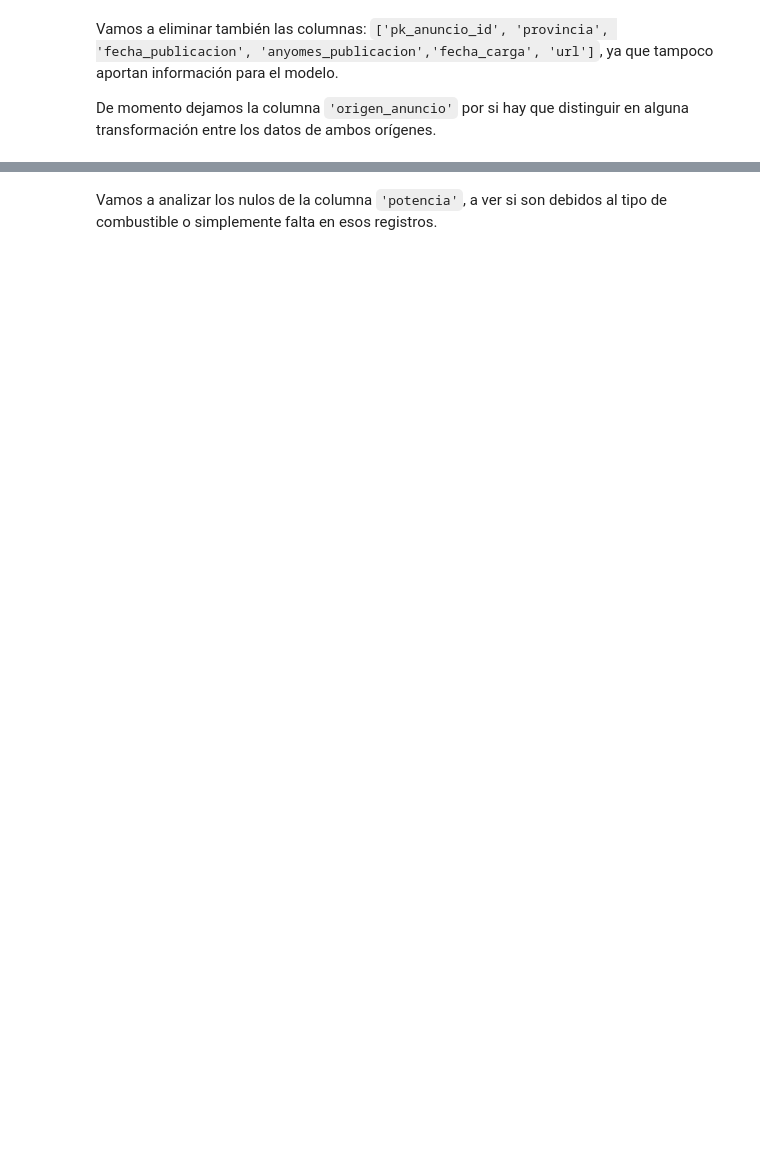
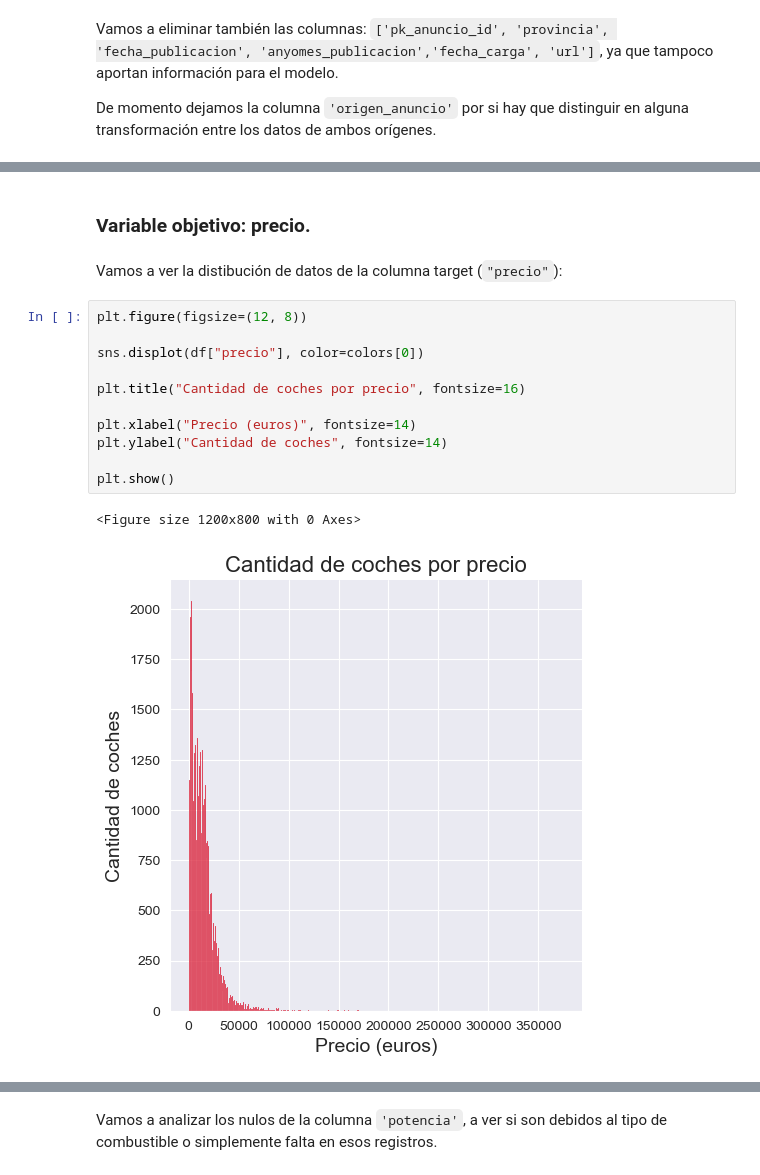
Before and after one commit to pintuchi2/tfm_car_price, a Jupyter notebook: notebooks/ml_car_price_prediction.ipynb, the cells around one changed output, grey strips where cells are left out. Drawn from its saved outputs; the diff is of its cells as text; blank space fills up the shorter version.

````diff
--- a/notebooks/ml_car_price_prediction.ipynb
+++ b/notebooks/ml_car_price_prediction.ipynb
@@ -144,2 +145,20 @@ Data columns (total 11 columns):
 dtypes: float64(4), int64(1), object(6)
 memory usage: 3.1+ MB
+# %% [markdown]
+### Variable objetivo: precio.
+# %% [markdown]
+Vamos a ver la distibución de datos de la columna target (```"precio"```):
+# %%
+plt.figure(figsize=(12, 8))
+
+sns.displot(df["precio"], color=colors[0])
+
+plt.title("Cantidad de coches por precio", fontsize=16)
+
+plt.xlabel("Precio (euros)", fontsize=14)
+plt.ylabel("Cantidad de coches", fontsize=14)
+
+plt.show()
+# %% [output]
+<Figure size 1200x800 with 0 Axes>
+[figure, added]
````
Also changed, not shown: parts of 127 cells of this notebook, 6 other files.
